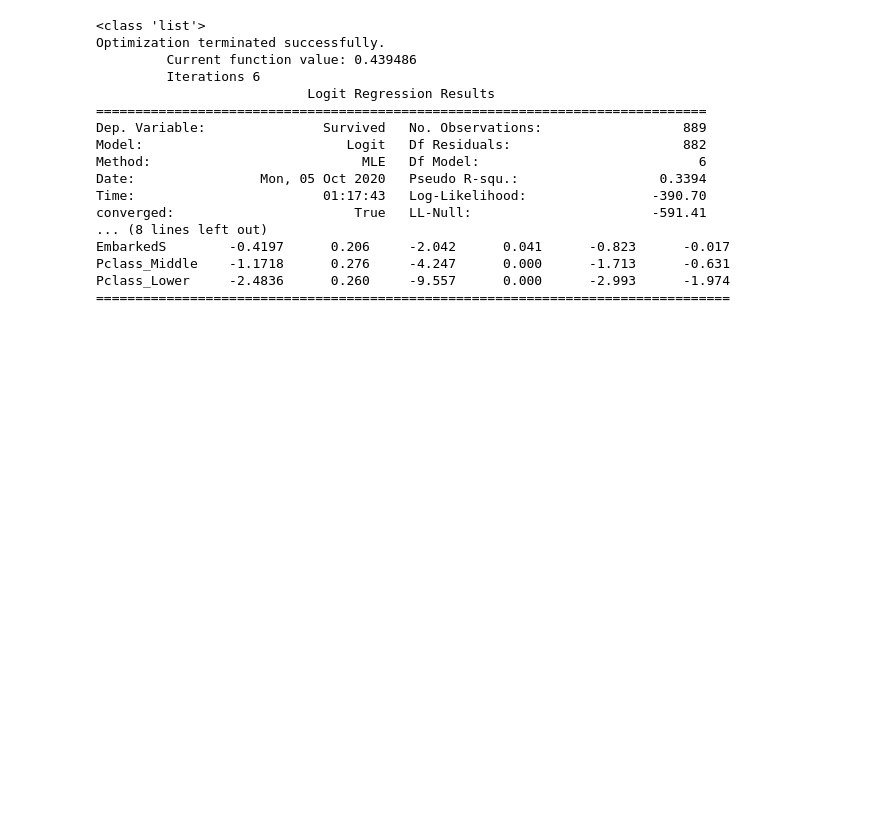
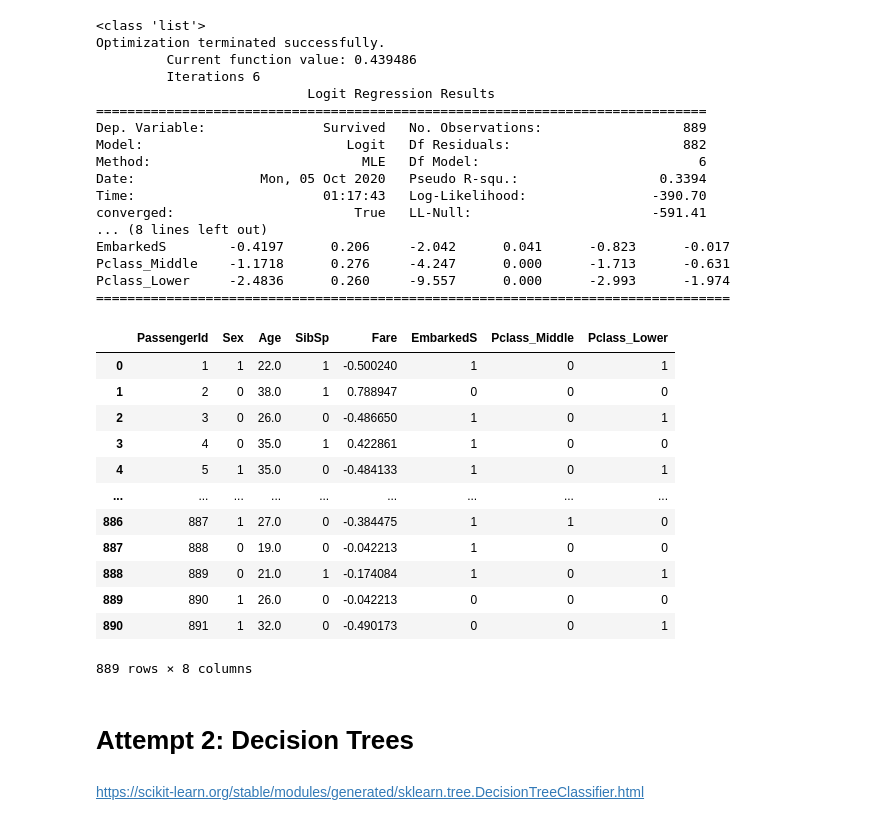
Before and after one commit to kenny-pee/Kaggle-Titanic, a Jupyter notebook: Titanic.ipynb, the cells around one changed output. Saved outputs shown, nothing was run; the diff lists cells and outputs as text; code cells hidden in the pictures; blank space fills up the shorter version.

Commit message:
Add files via upload
Added Decision Trees

```diff
--- a/Titanic.ipynb
+++ b/Titanic.ipynb
@@ -494,3 +478,19 @@ def a1_clean_smf_logit(d):
 # %%
 train_smf_logit_x = a1_clean_smf_logit(train_x)
 test_smf_logit_x = a1_clean_smf_logit(test_x)
+# %%
+train_smf_logit_x
+# %% [output]
+|  | PassengerId | Sex | Age | SibSp | Fare | EmbarkedS | Pclass_Middle | Pclass_Lower |
+| 0 | 1 | 1 | 22.0 | 1 | -0.500240 | 1 | 0 | 1 |
+| 1 | 2 | 0 | 38.0 | 1 | 0.788947 | 0 | 0 | 0 |
+| 2 | 3 | 0 | 26.0 | 0 | -0.486650 | 1 | 0 | 1 |
+| 3 | 4 | 0 | 35.0 | 1 | 0.422861 | 1 | 0 | 0 |
+| 4 | 5 | 1 | 35.0 | 0 | -0.484133 | 1 | 0 | 1 |
+| ... | ... | ... | ... | ... | ... | ... | ... | ... |
+| 886 | 887 | 1 | 27.0 | 0 | -0.384475 | 1 | 1 | 0 |
+| 887 | 888 | 0 | 19.0 | 0 | -0.042213 | 1 | 0 | 0 |
+| 888 | 889 | 0 | 21.0 | 1 | -0.174084 | 1 | 0 | 1 |
+| 889 | 890 | 1 | 26.0 | 0 | -0.042213 | 0 | 0 | 0 |
+| 890 | 891 | 1 | 32.0 | 0 | -0.490173 | 0 | 0 | 1 |
+889 rows × 8 columns
@@ -500,2 +508,6 @@ test_smf_logit_x = a1_clean_smf_logit(test_x)
 
 ########### End of Attempt 1 ####################
+# %% [markdown]
+# Attempt 2: Decision Trees
+# %% [markdown]
+https://scikit-learn.org/stable/modules/generated/sklearn.tree.DecisionTreeClassifier.html
```
Also changed, not shown: parts of 16 cells of this notebook.
